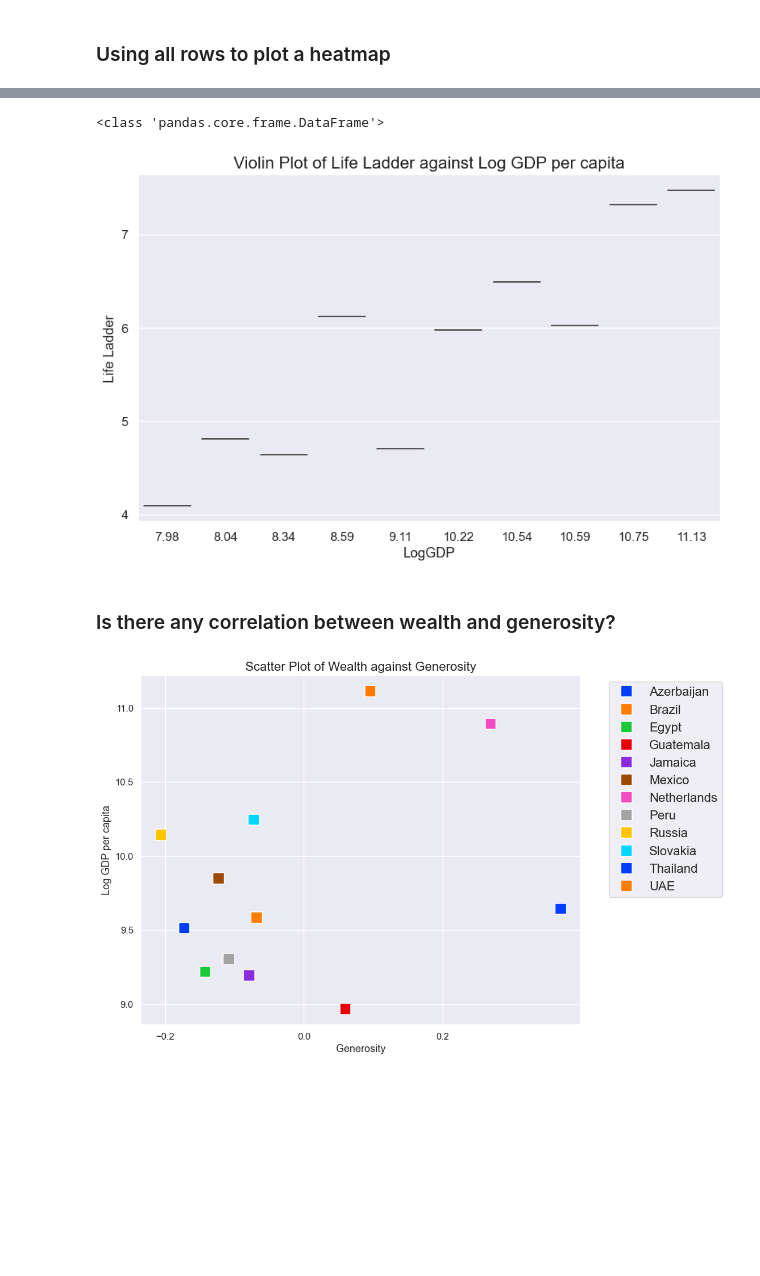
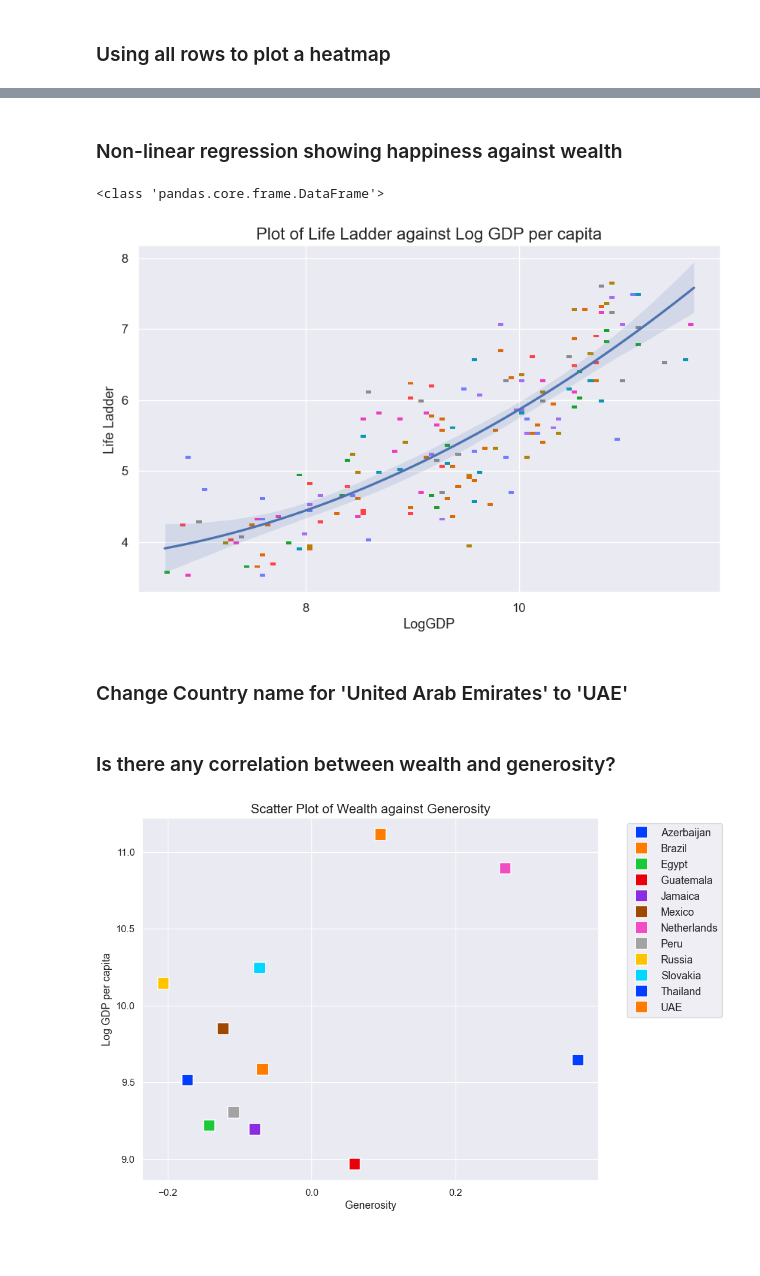
Before and after one commit to robbfox/jupyter-visualisation, a Jupyter notebook: visualised.ipynb, the cells around one changed output, grey strips where cells are left out. Drawn from its saved outputs; the diff is of its cells as text; code cells hidden in the pictures; blank space fills up the shorter version.

```diff
--- a/visualised.ipynb
+++ b/visualised.ipynb
@@ -114,25 +101,23 @@ plt.show()
+# %% [markdown]
+### Non-linear regression showing happiness against wealth
 # %%
 data_cleaned = data.dropna(subset = ['Life Ladder', 'Log GDP per capita'])
-selected_countries = ['Bangladesh','Benin', 'Canada', 'Japan', 'Nepal', 'Poland', 'Iraq', 'Switzerland', 'Spain', 'Venezuela']
-filtered_data = data_cleaned[data_cleaned['Country name'].isin(selected_countries)]
-mean_data = filtered_data.groupby('Country name').mean().reset_index()
+mean_data = data_cleaned.groupby('Country name').mean().reset_index()
 print(type(mean_data))
 # %% [output]
 <class 'pandas.core.frame.DataFrame'>
 # %%
 plt.figure(figsize=(10, 6))
-sns.violinplot(x=round(mean_data['Log GDP per capita'], 2), y=mean_data['Life Ladder'], palette='muted', hue=mean_data['Log GDP per capita'], legend=False)
-
-
-# Set labels and title
+sns.histplot(x=round(mean_data['Log GDP per capita'], 2), y=mean_data['Life Ladder'], bins = 100, palette='bright', hue=mean_data['Country name'], legend=None)
+sns.regplot(x='Log GDP per capita', y='Life Ladder', data=mean_data, scatter=False, order=2)
 plt.xlabel('LogGDP', fontsize=13)
 plt.ylabel('Life Ladder', fontsize=13)
 plt.title('Plot of Life Ladder against Log GDP per capita', fontsize=16)
 plt.xticks(fontsize=12)
 plt.yticks(fontsize=12)
 
 plt.show()
 # %% [output]
-[figure, old version]
+[figure, new version]
-# %% [markdown]
-### Is there any correlation between wealth and generosity?
+# %% [markdown]
+### Change Country name for 'United Arab Emirates' to 'UAE'
@@ -139,3 +133,5 @@ plt.show()
+# %% [markdown]
+### Is there any correlation between wealth and generosity?
 # %%
 data_cleaned = data.dropna(subset = ['Log GDP per capita'])
 selected_countries = ['Azerbaijan','Brazil', 'Egypt', 'Guatemala', 'Jamaica', 'Mexico', 'Netherlands', 'Peru', 'Russia', 'Slovakia', 'Thailand', 'United Arab Emirates']
@@ -155,10 +151,10 @@ plt.ylabel('Log GDP per capita', fontsize=13)
 plt.title('Scatter Plot of Wealth against Generosity', fontsize=16)
 plt.xticks(fontsize=12)
 plt.yticks(fontsize=12)
-plt.legend(bbox_to_anchor=(1.05, 1), loc='upper left', fontsize=16)
+plt.legend(bbox_to_anchor=(1.05, 1), loc='upper left', fontsize=13)
 
 plt.show()
 # %% [output]
-[figure, old version]
+[figure, new version]
 # %% [markdown]
 ###
```
Also changed, not shown: parts of 10 cells of this notebook.
